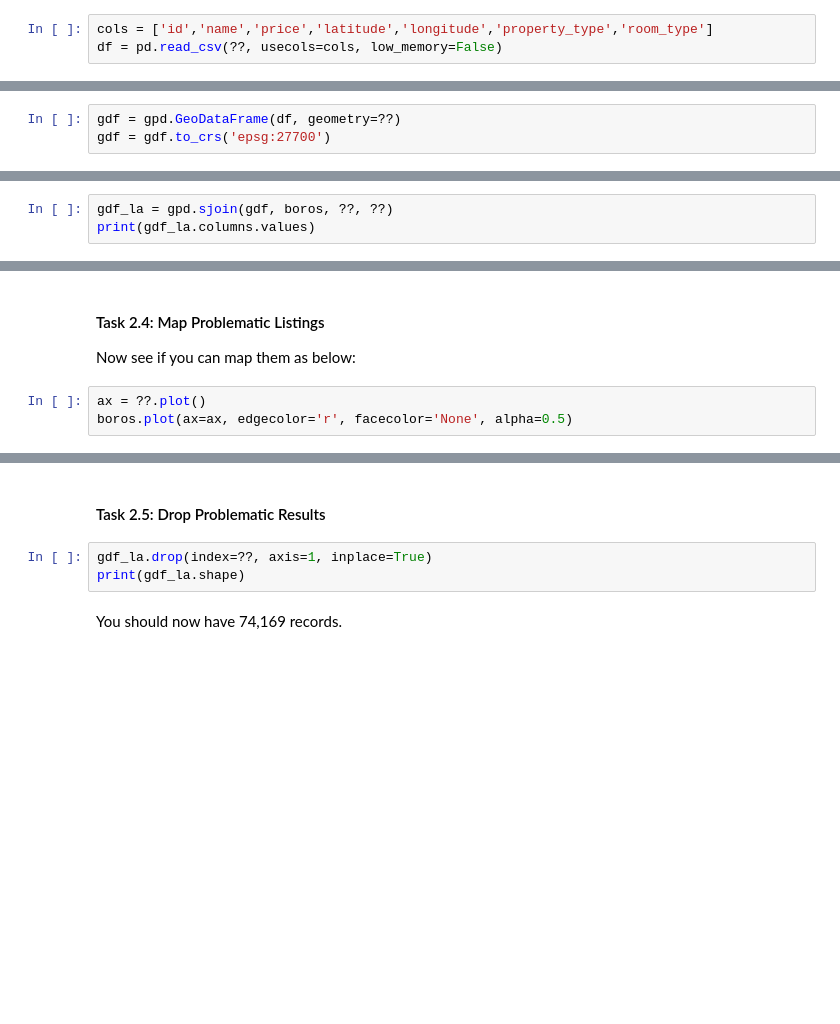
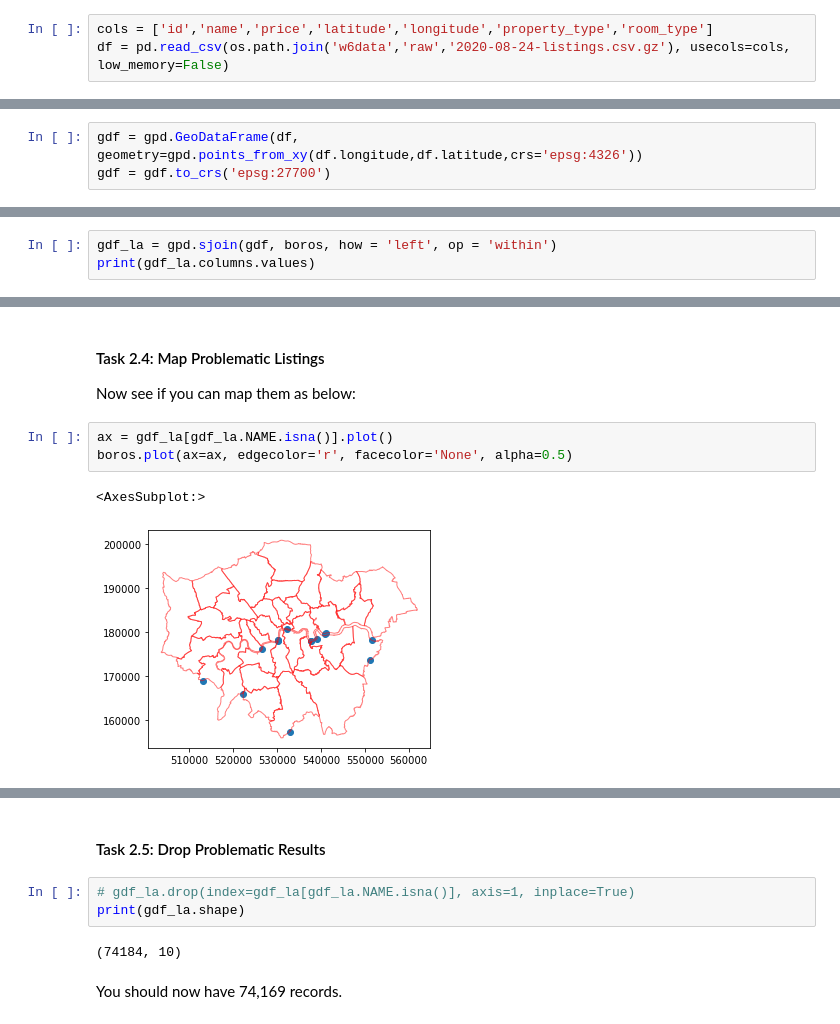
Before and after one commit to Lingweiz1998/2020_CASA_i2p_prac_notebook, a Jupyter notebook: Practical-08-Visualising_Data.ipynb, the cells around one changed output, grey strips where cells are left out. Cells and saved outputs as stored; diff of their text form; blank space fills up the shorter version.

```diff
--- a/Practical-08-Visualising_Data.ipynb
+++ b/Practical-08-Visualising_Data.ipynb
@@ -106,7 +178,7 @@ msoas.to_file(os.path.join('data','geo','London_MSOAs.gpkg'), driver='GPKG')
 Load the InsideAirbnb data into a DataFrame.
 # %%
 cols = ['id','name','price','latitude','longitude','property_type','room_type']
-df = pd.read_csv(??, usecols=cols, low_memory=False)
+df = pd.read_csv(os.path.join('w6data','raw','2020-08-24-listings.csv.gz'), usecols=cols, low_memory=False)
 # %% [markdown]
 Clean the data:
 # %%
@@ -119,12 +193,12 @@ print(df.shape)
 
 Convert the df into a GeoDataFrame named gdf:
 # %%
-gdf = gpd.GeoDataFrame(df, geometry=??)
+gdf = gpd.GeoDataFrame(df, geometry=gpd.points_from_xy(df.longitude,df.latitude,crs='epsg:4326'))
 gdf = gdf.to_crs('epsg:27700')
 # %% [markdown]
 #### Task 2.2: Add LA Names to Data
 
 Associate LA (Local Authority) names to the listings using a spatial join:
 # %%
-gdf_la = gpd.sjoin(gdf, boros, ??, ??)
+gdf_la = gpd.sjoin(gdf, boros, how = 'left', op = 'within')
 print(gdf_la.columns.values)
@@ -153,8 +263,11 @@ gdf[??][['id','name']]
 
 Now see if you can map them as below:
 # %%
-ax = ??.plot()
+ax = gdf_la[gdf_la.NAME.isna()].plot()
 boros.plot(ax=ax, edgecolor='r', facecolor='None', alpha=0.5)
+# %% [output]
+<AxesSubplot:>
+[figure, added]
 # %% [markdown]
 Your result should be:
 
@@ -162,8 +275,10 @@ Your result should be:
 # %% [markdown]
 #### Task 2.5: Drop Problematic Results
 # %%
-gdf_la.drop(index=??, axis=1, inplace=True)
+# gdf_la.drop(index=gdf_la[gdf_la.NAME.isna()], axis=1, inplace=True)
 print(gdf_la.shape)
+# %% [output]
+(74184, 10)
 # %% [markdown]
 You should now have 74,169 records.
 # %% [markdown]
```
Also changed, not shown: parts of 29 cells of this notebook, 1 other file.
